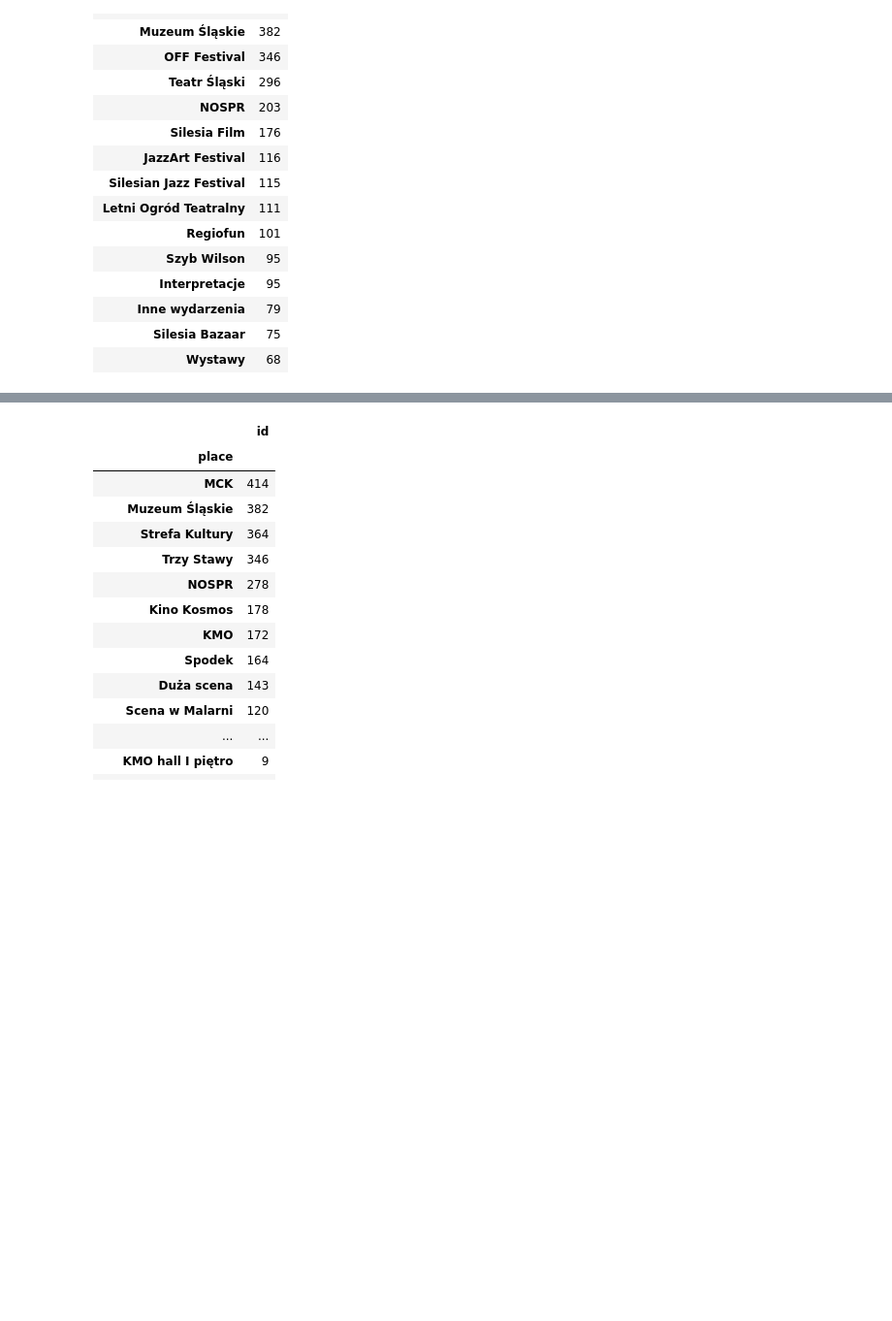
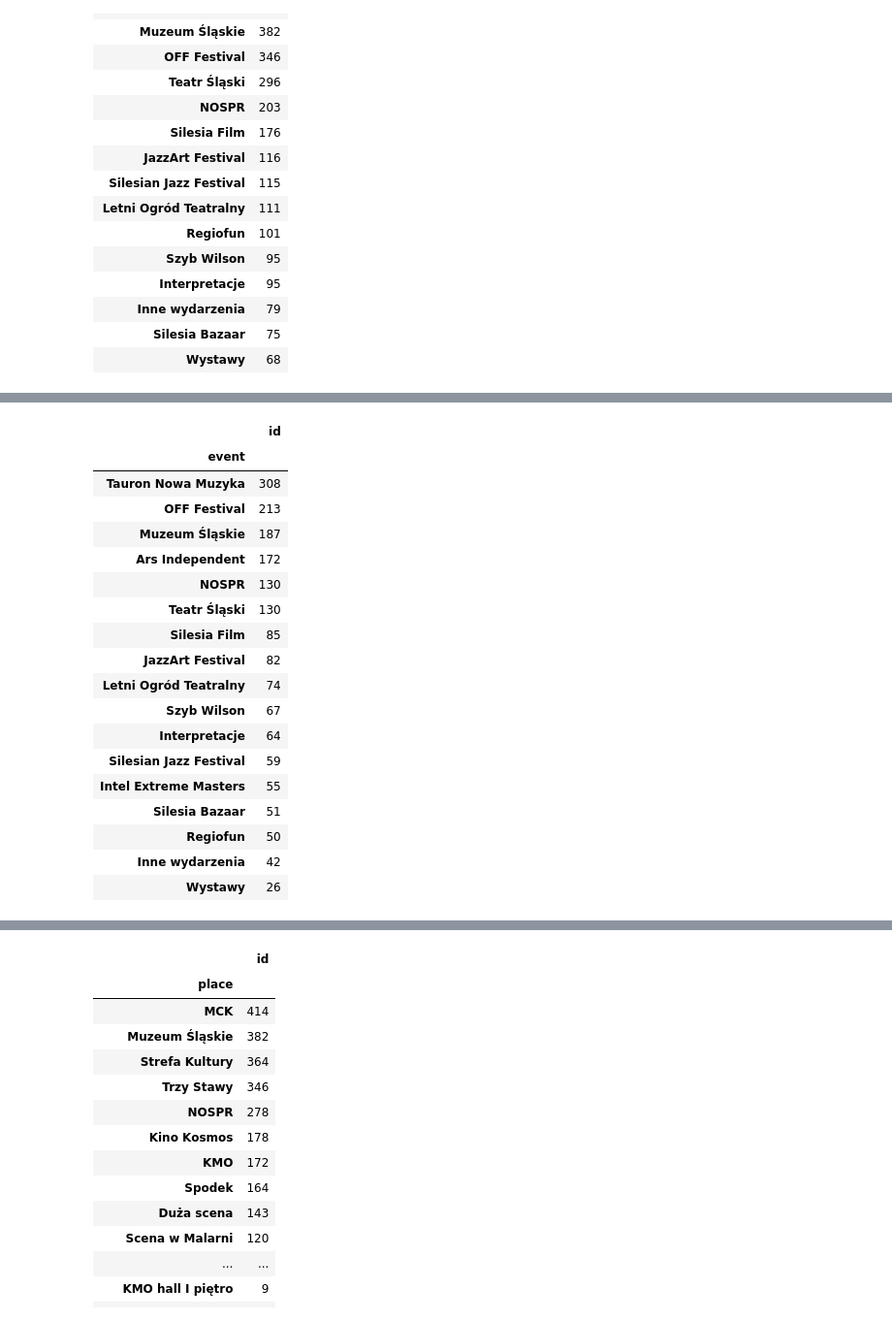
Before and after one commit to firemark/katowice-culture-survey, a Jupyter notebook: firemark.ipynb, the cells around one changed output, grey strips where cells are left out. Shown: that part at 97% size. Cells and saved outputs as stored; diff of their text form; code cells hidden in the pictures; blank space fills up the shorter version.

```diff
--- a/firemark.ipynb
+++ b/firemark.ipynb
@@ -125,0 +118,31 @@ fm[ ['address_city', 'address_street', 'address_number', 'lot', 'lan'] ]
+# %%
+(
+    fm
+    [
+        (fm.age > 18)  &
+        (fm.education_level == "wyższe")
+    ]
+    .groupby('event')
+    .count()[ ['id'] ]
+    .sort_values('id', ascending=False)
+)
+# %% [output]
+|  | id |
+| event |  |
+| Tauron Nowa Muzyka | 308 |
+| OFF Festival | 213 |
+| Muzeum Śląskie | 187 |
+| Ars Independent | 172 |
+| NOSPR | 130 |
+| Teatr Śląski | 130 |
+| Silesia Film | 85 |
+| JazzArt Festival | 82 |
+| Letni Ogród Teatralny | 74 |
+| Szyb Wilson | 67 |
+| Interpretacje | 64 |
+| Silesian Jazz Festival | 59 |
+| Intel Extreme Masters | 55 |
+| Silesia Bazaar | 51 |
+| Regiofun | 50 |
+| Inne wydarzenia | 42 |
+| Wystawy | 26 |
```
Also changed, not shown: parts of 6 cells of this notebook.
